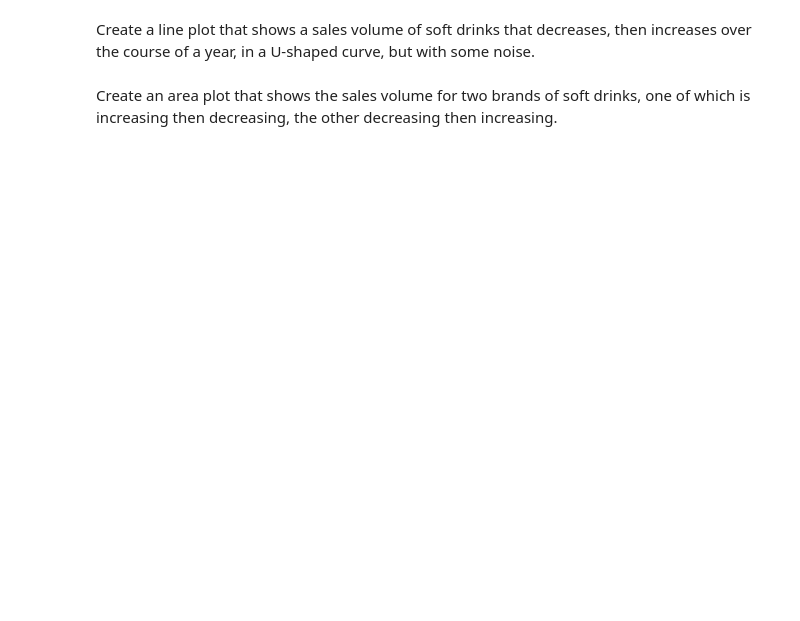
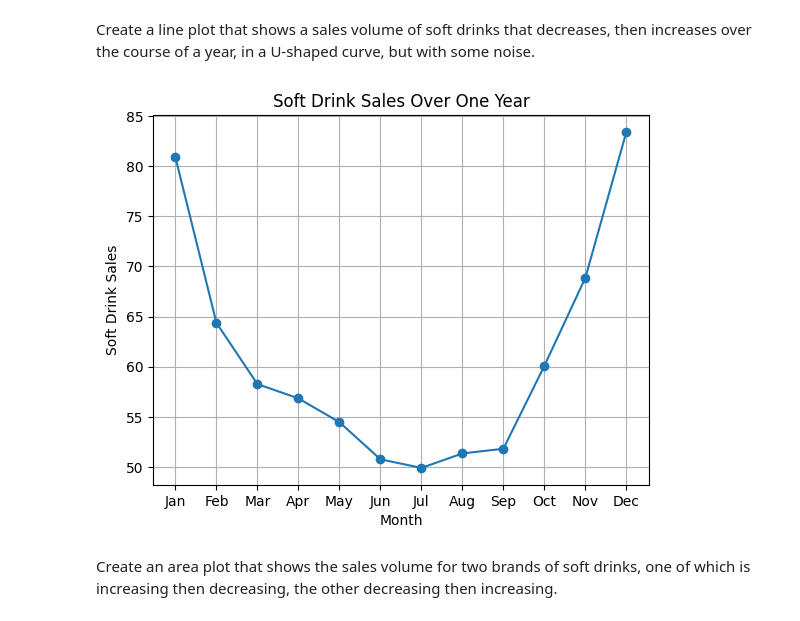
Before and after one commit to svajhart-bu/dx699, a Jupyter notebook: week-05/OMDS-ModB2-Week5-Svajhart-Michael.ipynb, the cells around one changed output. Cells and saved outputs as stored; diff of their text form; code cells hidden in the pictures; blank space fills up the shorter version.

```diff
--- a/week-05/OMDS-ModB2-Week5-Svajhart-Michael.ipynb
+++ b/week-05/OMDS-ModB2-Week5-Svajhart-Michael.ipynb
@@ -237,4 +271,29 @@ Image("histogram.png")
 # %% [markdown]
 Create a line plot that shows a sales volume of soft drinks that decreases, then increases over the course of a year, in a U-shaped curve, but with some noise.
+# %%
+months = np.arange(1, 13) # Months of the year
+
+sales = 50 + (months - 6.5)**2 # U-shaped sales trend - found this on chatgpt - creates a PERFECT U shape
+
+# Add random noise
+noise = np.random.normal(0, 3, 12) #adds a value from 0 +-3 so values for each month will wiggle down or up after adding the values
+sales = sales + noise
+
+plt.figure()
+plt.plot(months, sales, marker='o')
+
+plt.xticks(months, [
+    "Jan","Feb","Mar","Apr","May","Jun",
+    "Jul","Aug","Sep","Oct","Nov","Dec"
+])
+
+plt.xlabel("Month")
+plt.ylabel("Soft Drink Sales")
+plt.title("Soft Drink Sales Over One Year")
+
+plt.grid(True)
+plt.show()
+# %% [output]
+[figure, added]
 # %% [markdown]
 Create an area plot that shows the sales volume for two brands of soft drinks, one of which is increasing then decreasing, the other decreasing then increasing.
```
Also changed, not shown: parts of 6 cells of this notebook, 7 other files.
